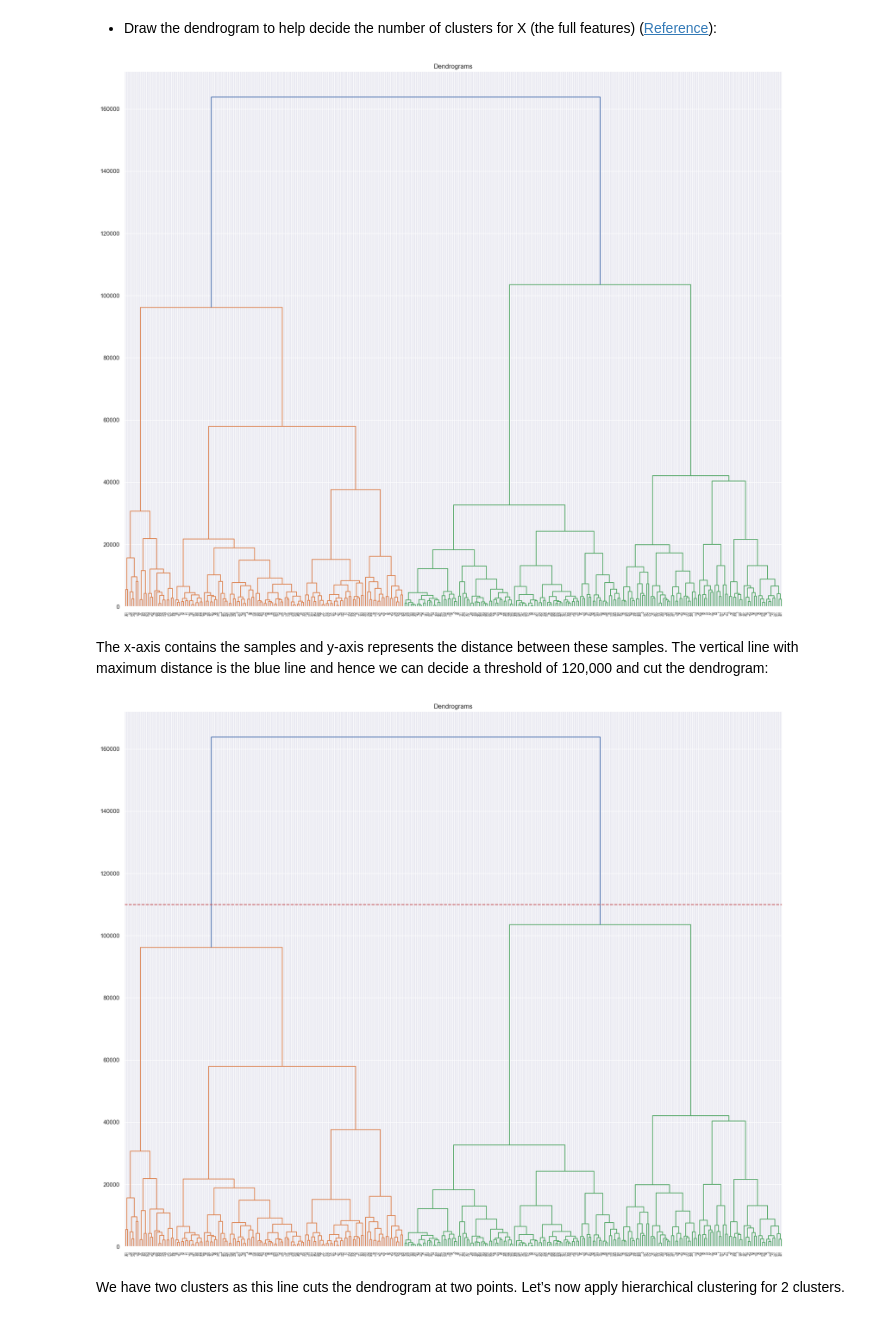
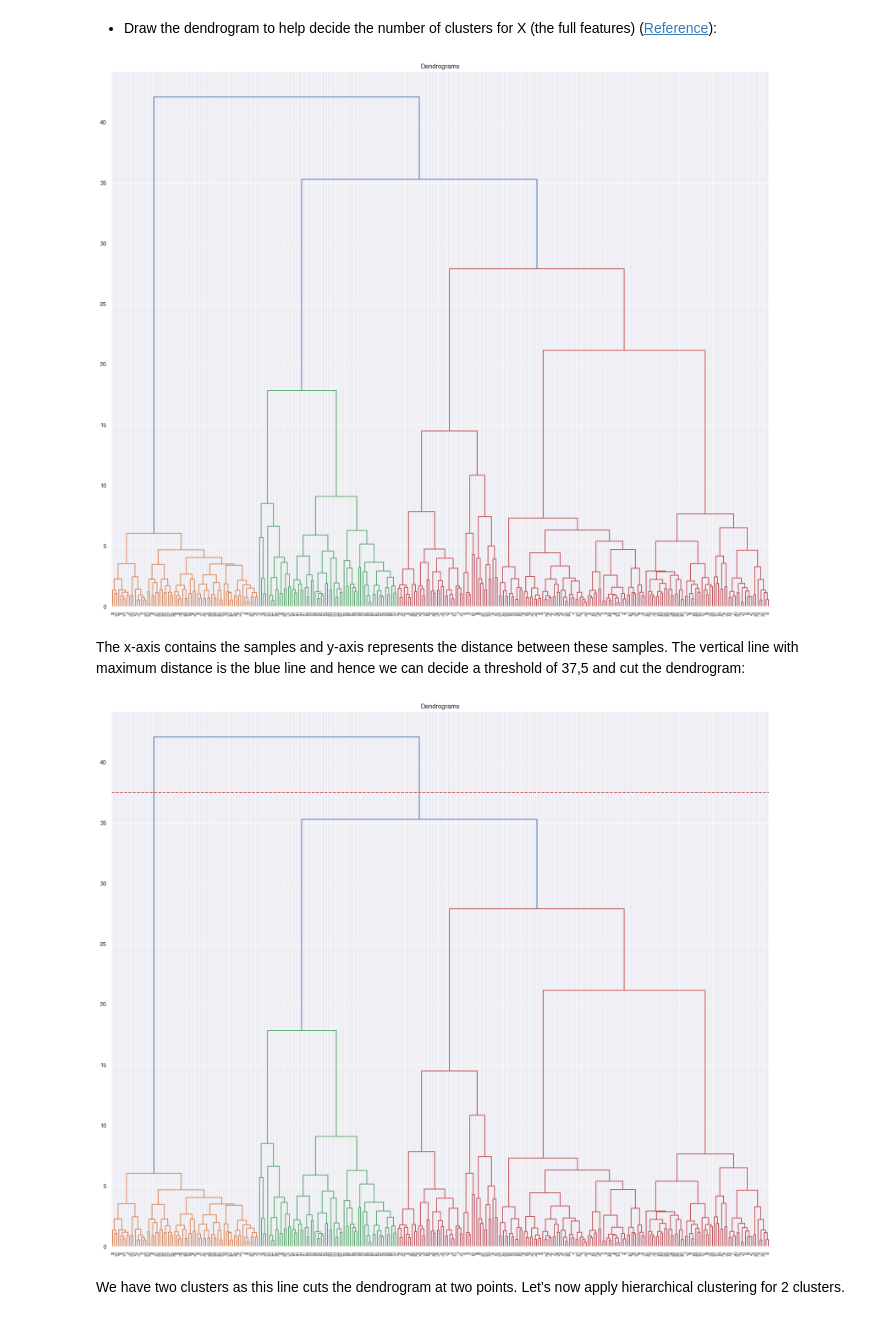
Before and after one commit to TeeNguyenDA/Wholesale-Data-Unsupervised-Learning, a Jupyter notebook: Unsupervised Learning - Project.ipynb, the cells around one changed output. Cells and saved outputs as stored; diff of their text form; code cells hidden in the pictures.

```diff
--- a/Unsupervised Learning - Project.ipynb
+++ b/Unsupervised Learning - Project.ipynb
@@ -647,5 +647,5 @@ X_selected.shape
 # %%
-# Transformation pipeline fiting on X - the full feature datasets
+# Transformation pipeline fitting on X - the full feature datasets
 
 # Define the log transformation we want as a function
 def log_transform(X1):
@@ -656,11 +656,17 @@ def log_transform(X1):
 # This variable can now be used in a pipeline.
 log_transform_object = FunctionTransformer(log_transform)
 
-# We just want to log  several specific column, leaving the others unchanged
-log_numeric_cols = ColumnTransformer([('log_numeric_cols', log_transform_object, ['Fresh', 'Milk', 'Grocery', 'Frozen', 'Detergents_Paper', 'Delicassen'])],
-                              remainder='passthrough') # Just applying log_transform for these numeric columns, the rest is passed
+# Define the pipeline for numeric columns
+numeric_cols_pipeline = Pipeline(steps=[('log_transform', log_transform_object),
+                                        ('scaling', StandardScaler())
+                                        ])
 
-pipeline = Pipeline(steps=[('log_transform', log_numeric_cols),
-                           ('scaling', StandardScaler())])
-pipeline.fit(X)
+# Define the column transformer
+preprocessor = ColumnTransformer(transformers=[
+                                        ('cat', 'passthrough', ['Channel', 'Region']),
+                                        ('num', numeric_cols_pipeline, ['Fresh', 'Milk', 'Grocery', 'Frozen', 'Detergents_Paper', 'Delicassen'])
+                                        ])
+
+# Fit the column transformer to X
+preprocessor.fit(X)
 # %% [output]
@@ -674,0 +681,7 @@ Pipeline(steps=[('log_transform',
+# %%
+# Review the numeric columns names set in the 'numeric_cols' variable
+print(numeric_cols)
+
+# Set the categorical columns names set in the 'cat_cols' variable
+cat_cols = ['Channel', 'Region']
+print(cat_cols)
@@ -674,0 +691,4 @@ Pipeline(steps=[('log_transform',
+# %%
+# Reassign the transformed data into 'X'
+X = pd.DataFrame(preprocessor.transform(X), columns=(cat_cols + numeric_cols))
+X
@@ -756,5 +814,5 @@ The elbow point seems to be also at 6 for X_selected.
 # %%
-# Run K-means model on the 'X' full feature set:
-kmeans1 = KMeans(n_clusters = 6, init = "k-means++", random_state = 42)
+# Run K-means model on the 'X' full feature set with n_clusters = 7:
+kmeans1 = KMeans(n_clusters = 7, init = "k-means++", random_state = 42)
 kmeans1.fit(X)
 # %% [output]
@@ -867,18 +925,18 @@ plt.title("Dendrograms")
 dend = shc.dendrogram(shc.linkage(X, method='ward')) # Use the default linkage algorithm 'ward'
 plt.show()
 # %% [output]
-[figure, old version]
+[figure, new version]
 # %% [markdown]
-The x-axis contains the samples and y-axis represents the distance between these samples. The vertical line with maximum distance is the blue line and hence we can decide a threshold of 120,000 and cut the dendrogram:
+The x-axis contains the samples and y-axis represents the distance between these samples. The vertical line with maximum distance is the blue line and hence we can decide a threshold of 37,5 and cut the dendrogram:
 # %%
 # Draw the second dendrogram for X (the full features data set) with a threshold of 110,000 and cut the dendrogram
 plt.figure(figsize=(22, 18))
 plt.title("Dendrograms")
 dend = shc.dendrogram(shc.linkage(X, method='ward')) # Use the default linkage algorithm 'ward'
-plt.axhline(y=110000, color='r', linestyle='--')
+plt.axhline(y=37.5, color='r', linestyle='--')
 plt.show()
 # %% [output]
-[figure, old version]
+[figure, new version]
 # %% [markdown]
 We have two clusters as this line cuts the dendrogram at two points. Let’s now apply hierarchical clustering for 2 clusters.
 # %% [markdown]
```
Also changed, not shown: parts of 42 cells of this notebook, 1 other file.
